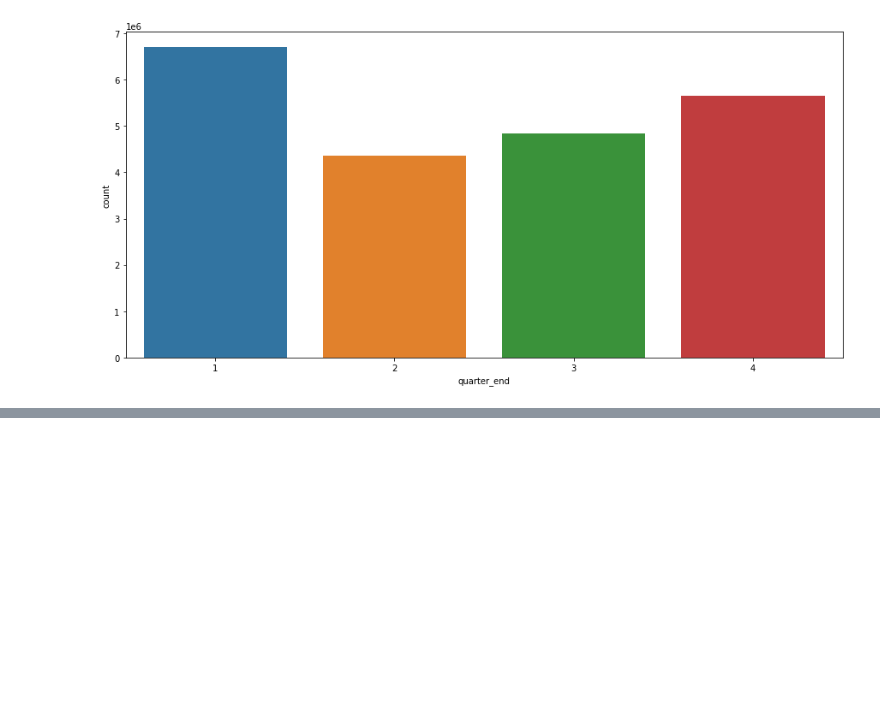
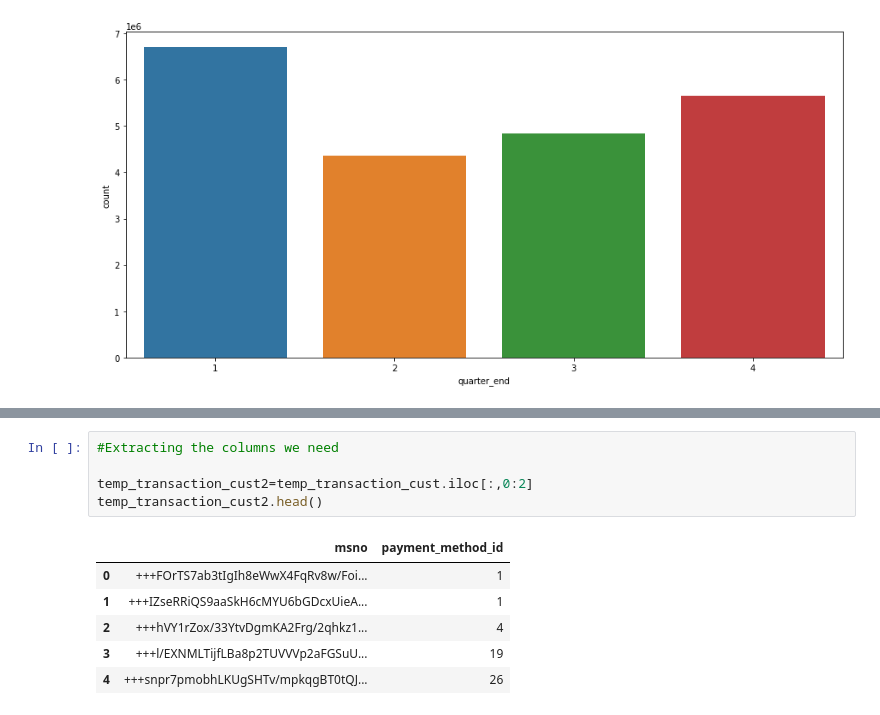
Before and after one commit to jsroa15/KKBOX, a Jupyter notebook: Transactions_data_mining.ipynb, the cells around one changed output, grey strips where cells are left out. Drawn from its saved outputs; the diff is of its cells as text; blank space fills up the shorter version.

```diff
--- a/Transactions_data_mining.ipynb
+++ b/Transactions_data_mining.ipynb
@@ -215,0 +249,12 @@ for i in ['day','month','year','quarter','quarter_end']:
+# %%
+#Extracting the columns we need
+
+temp_transaction_cust2=temp_transaction_cust.iloc[:,0:2]
+temp_transaction_cust2.head()
+# %% [output]
+|  | msno | payment_method_id |
+| 0 | +++FOrTS7ab3tIgIh8eWwX4FqRv8w/Foi... | 1 |
+| 1 | +++IZseRRiQS9aaSkH6cMYU6bGDcxUieA... | 1 |
+| 2 | +++hVY1rZox/33YtvDgmKA2Frg/2qhkz1... | 4 |
+| 3 | +++l/EXNMLTijfLBa8p2TUVVVp2aFGSuU... | 19 |
+| 4 | +++snpr7pmobhLKUgSHTv/mpkqgBT0tQJ... | 26 |
```
Also changed, not shown: parts of 11 cells of this notebook.
